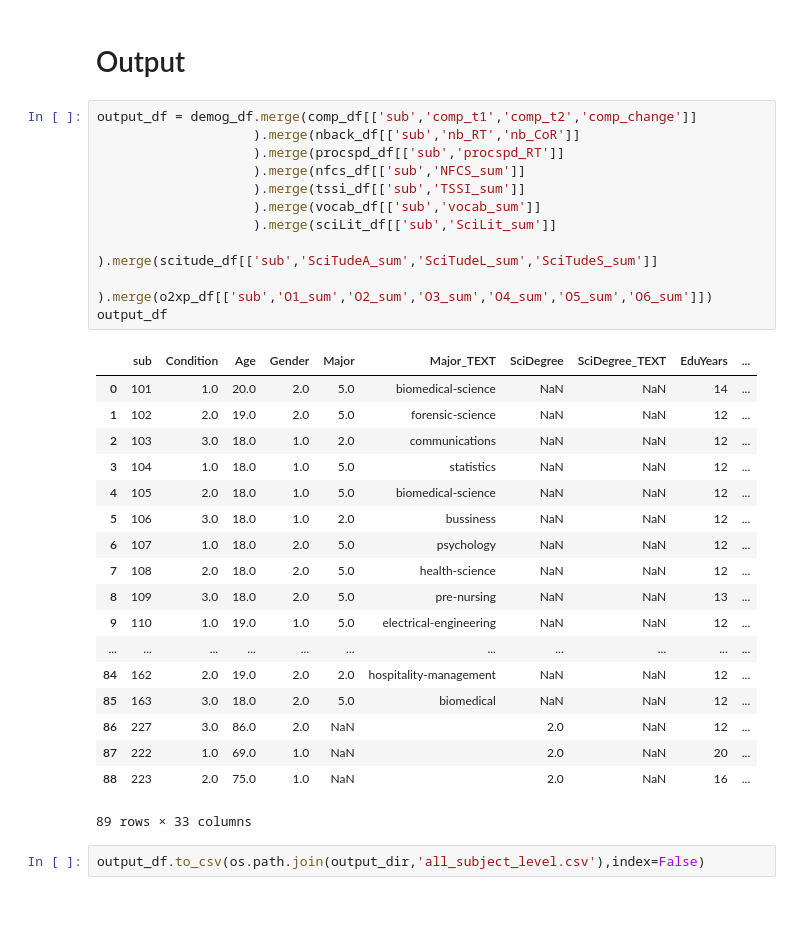
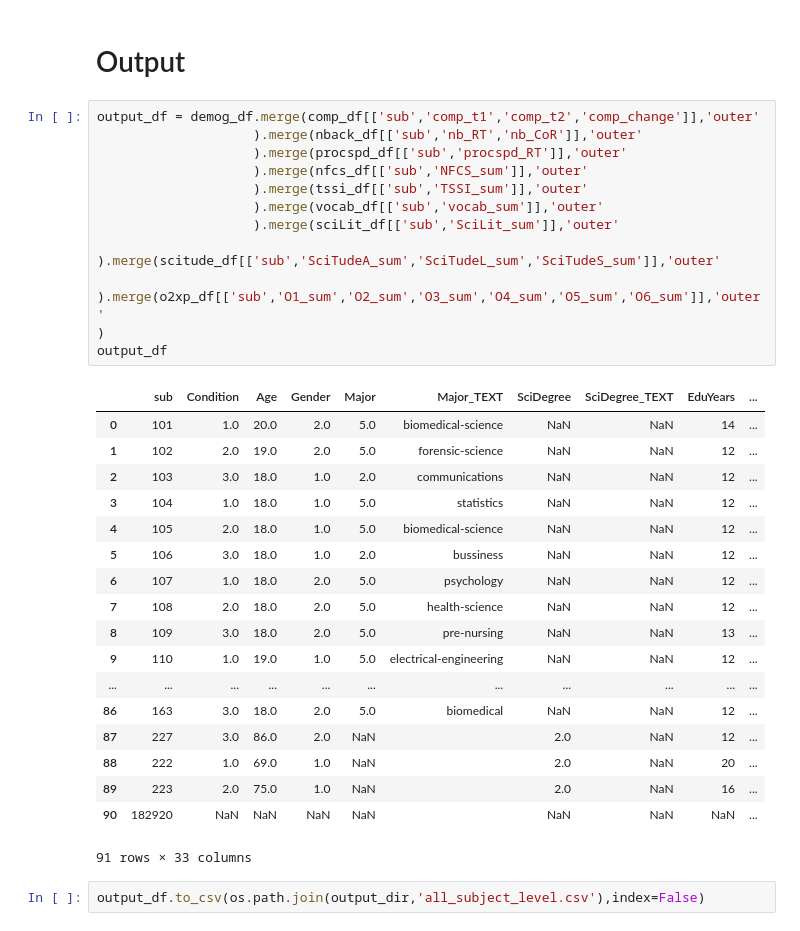
Before and after one commit to lighthall-lab/scilearn, a Jupyter notebook: 0.4.join_subject_level.ipynb, the cells around one changed output. Cells and saved outputs as stored; diff of their text form.

Commit message:
Changed final DataFrame merge to 'outer' style to avoid excluding subjects who are missing data for just one task

```diff
--- a/0.4.join_subject_level.ipynb
+++ b/0.4.join_subject_level.ipynb
@@ -501,35 +501,36 @@ o2xp_df.head()[['sub','O1_sum','O2_sum','O3_sum','O4_sum','O5_sum','O6_sum']]
 # %% [markdown]
 # Output
 # %%
-output_df = demog_df.merge(comp_df[['sub','comp_t1','comp_t2','comp_change']]
-                    ).merge(nback_df[['sub','nb_RT','nb_CoR']]
-                    ).merge(procspd_df[['sub','procspd_RT']]
-                    ).merge(nfcs_df[['sub','NFCS_sum']]
-                    ).merge(tssi_df[['sub','TSSI_sum']]
-                    ).merge(vocab_df[['sub','vocab_sum']]
-                    ).merge(sciLit_df[['sub','SciLit_sum']]
-                    ).merge(scitude_df[['sub','SciTudeA_sum','SciTudeL_sum','SciTudeS_sum']]
-                    ).merge(o2xp_df[['sub','O1_sum','O2_sum','O3_sum','O4_sum','O5_sum','O6_sum']])
+output_df = demog_df.merge(comp_df[['sub','comp_t1','comp_t2','comp_change']],'outer'
+                    ).merge(nback_df[['sub','nb_RT','nb_CoR']],'outer'
+                    ).merge(procspd_df[['sub','procspd_RT']],'outer'
+                    ).merge(nfcs_df[['sub','NFCS_sum']],'outer'
+                    ).merge(tssi_df[['sub','TSSI_sum']],'outer'
+                    ).merge(vocab_df[['sub','vocab_sum']],'outer'
+                    ).merge(sciLit_df[['sub','SciLit_sum']],'outer'
+                    ).merge(scitude_df[['sub','SciTudeA_sum','SciTudeL_sum','SciTudeS_sum']],'outer'
+                    ).merge(o2xp_df[['sub','O1_sum','O2_sum','O3_sum','O4_sum','O5_sum','O6_sum']],'outer'
+)
 output_df
 # %% [output]
 |  | sub | Condition | Age | Gender | Major | Major_TEXT | SciDegree | SciDegree_TEXT | EduYears | ... |
 | 0 | 101 | 1.0 | 20.0 | 2.0 | 5.0 | biomedical-science | NaN | NaN | 14 | ... |
 | 1 | 102 | 2.0 | 19.0 | 2.0 | 5.0 | forensic-science | NaN | NaN | 12 | ... |
 | 2 | 103 | 3.0 | 18.0 | 1.0 | 2.0 | communications | NaN | NaN | 12 | ... |
 | 3 | 104 | 1.0 | 18.0 | 1.0 | 5.0 | statistics | NaN | NaN | 12 | ... |
 | 4 | 105 | 2.0 | 18.0 | 1.0 | 5.0 | biomedical-science | NaN | NaN | 12 | ... |
 | 5 | 106 | 3.0 | 18.0 | 1.0 | 2.0 | bussiness | NaN | NaN | 12 | ... |
 | 6 | 107 | 1.0 | 18.0 | 2.0 | 5.0 | psychology | NaN | NaN | 12 | ... |
 | 7 | 108 | 2.0 | 18.0 | 2.0 | 5.0 | health-science | NaN | NaN | 12 | ... |
 | 8 | 109 | 3.0 | 18.0 | 2.0 | 5.0 | pre-nursing | NaN | NaN | 13 | ... |
 | 9 | 110 | 1.0 | 19.0 | 1.0 | 5.0 | electrical-engineering | NaN | NaN | 12 | ... |
 | ... | ... | ... | ... | ... | ... | ... | ... | ... | ... | ... |
-| 84 | 162 | 2.0 | 19.0 | 2.0 | 2.0 | hospitality-management | NaN | NaN | 12 | ... |
-| 85 | 163 | 3.0 | 18.0 | 2.0 | 5.0 | biomedical | NaN | NaN | 12 | ... |
-| 86 | 227 | 3.0 | 86.0 | 2.0 | NaN |  | 2.0 | NaN | 12 | ... |
-| 87 | 222 | 1.0 | 69.0 | 1.0 | NaN |  | 2.0 | NaN | 20 | ... |
-| 88 | 223 | 2.0 | 75.0 | 1.0 | NaN |  | 2.0 | NaN | 16 | ... |
+| 86 | 163 | 3.0 | 18.0 | 2.0 | 5.0 | biomedical | NaN | NaN | 12 | ... |
+| 87 | 227 | 3.0 | 86.0 | 2.0 | NaN |  | 2.0 | NaN | 12 | ... |
+| 88 | 222 | 1.0 | 69.0 | 1.0 | NaN |  | 2.0 | NaN | 20 | ... |
+| 89 | 223 | 2.0 | 75.0 | 1.0 | NaN |  | 2.0 | NaN | 16 | ... |
+| 90 | 182920 | NaN | NaN | NaN | NaN |  | NaN | NaN | NaN | ... |
-89 rows × 33 columns
+91 rows × 33 columns
 # %%
 output_df.to_csv(os.path.join(output_dir,'all_subject_level.csv'),index=False)
 # %% [markdown]
```
Also changed, not shown: parts of 1 cell of this notebook.
